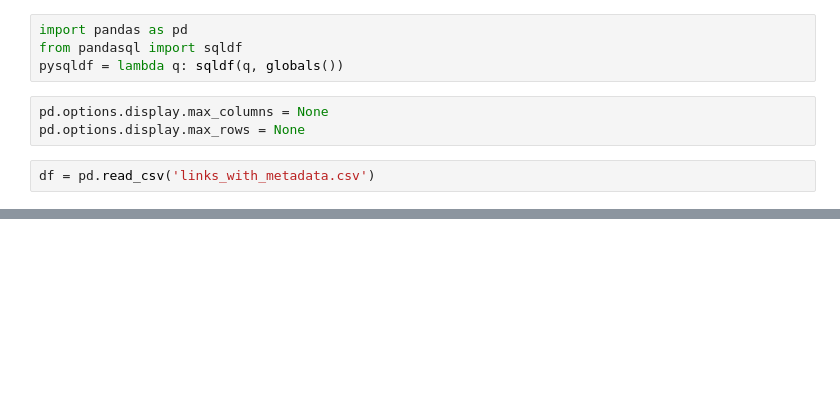
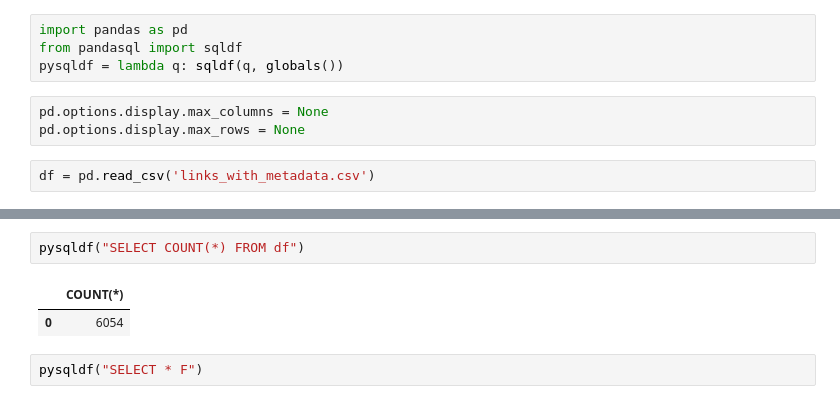
Before and after one commit to geoffswc/Internet-Archives-Transcripts, a Jupyter notebook: working-queries.ipynb, the cells around one changed output, grey strips where cells are left out. Drawn from its saved outputs; the diff is of its cells as text; blank space fills up the shorter version.

```diff
--- a/working-queries.ipynb
+++ b/working-queries.ipynb
@@ -29,0 +30,7 @@ pysqldf("SELECT year, COUNT(*) FROM df GROUP BY year")
+# %%
+pysqldf("SELECT COUNT(*) FROM df")
+# %% [output]
+|  | COUNT(*) |
+| 0 | 6054 |
+# %%
+pysqldf("SELECT * F")
```
Also changed, not shown: parts of 1 cell of this notebook, 2 other files.
